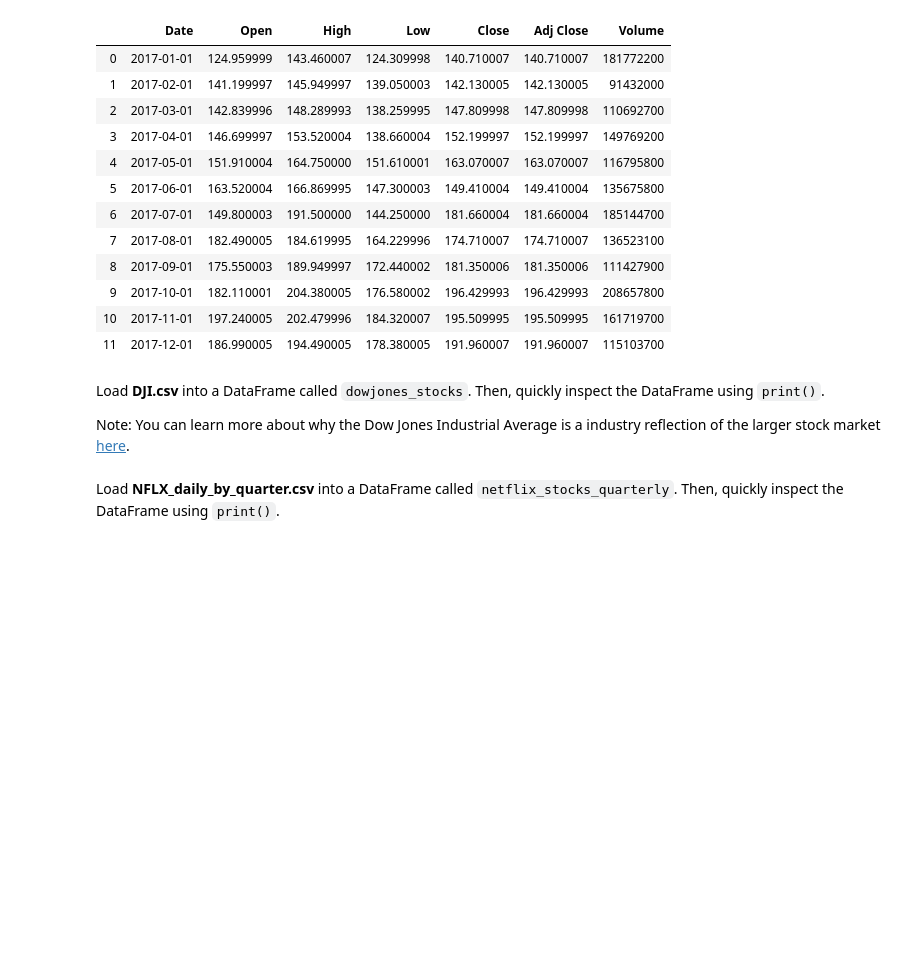
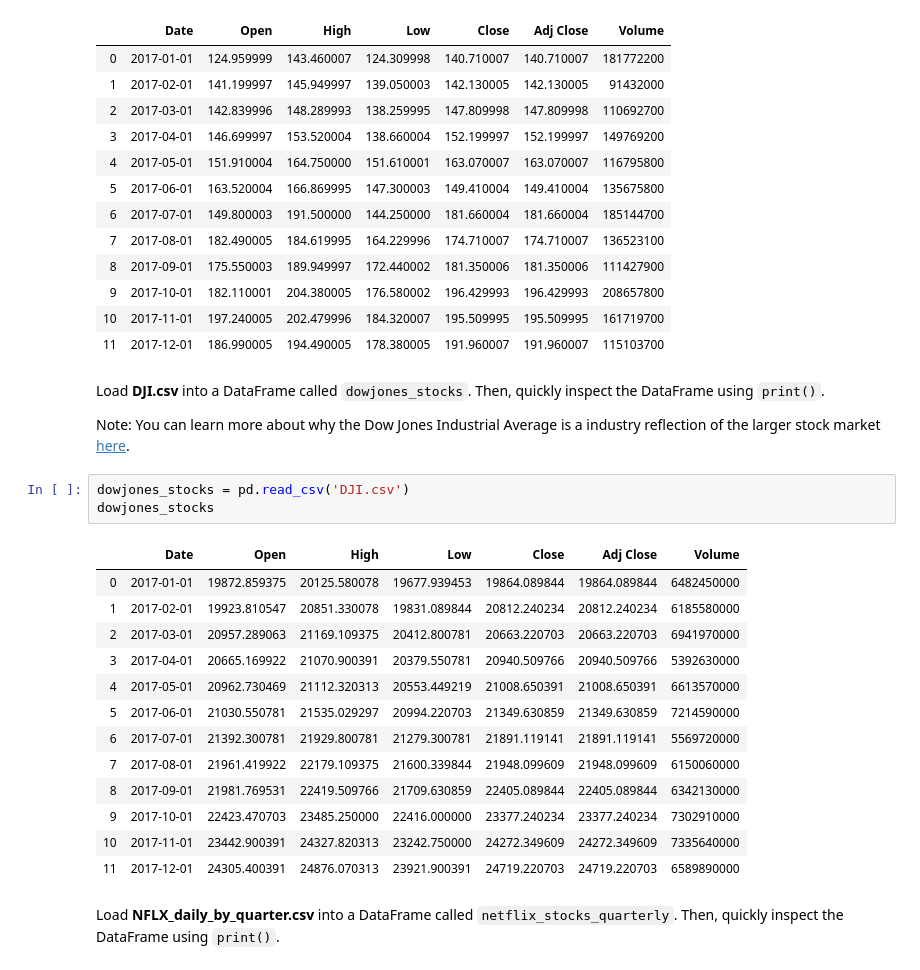
Before and after one commit to michael-s07/Netflix-Stocks-Capstone, a Jupyter notebook: netflix_visualizations.ipynb, the cells around one changed output. Drawn from its saved outputs; the diff is of its cells as text; blank space fills up the shorter version.

```diff
--- a/netflix_visualizations.ipynb
+++ b/netflix_visualizations.ipynb
@@ -65,5 +65,22 @@ netflix_stocks
 Load **DJI.csv** into a DataFrame called `dowjones_stocks`. Then, quickly inspect the DataFrame using `print()`.
 
 Note: You can learn more about why the Dow Jones Industrial Average is a industry reflection of the larger stock market [here](https://www.investopedia.com/terms/d/djia.asp).
+# %%
+dowjones_stocks = pd.read_csv('DJI.csv')
+dowjones_stocks
+# %% [output]
+|  | Date | Open | High | Low | Close | Adj Close | Volume |
+| 0 | 2017-01-01 | 19872.859375 | 20125.580078 | 19677.939453 | 19864.089844 | 19864.089844 | 6482450000 |
+| 1 | 2017-02-01 | 19923.810547 | 20851.330078 | 19831.089844 | 20812.240234 | 20812.240234 | 6185580000 |
+| 2 | 2017-03-01 | 20957.289063 | 21169.109375 | 20412.800781 | 20663.220703 | 20663.220703 | 6941970000 |
+| 3 | 2017-04-01 | 20665.169922 | 21070.900391 | 20379.550781 | 20940.509766 | 20940.509766 | 5392630000 |
+| 4 | 2017-05-01 | 20962.730469 | 21112.320313 | 20553.449219 | 21008.650391 | 21008.650391 | 6613570000 |
+| 5 | 2017-06-01 | 21030.550781 | 21535.029297 | 20994.220703 | 21349.630859 | 21349.630859 | 7214590000 |
+| 6 | 2017-07-01 | 21392.300781 | 21929.800781 | 21279.300781 | 21891.119141 | 21891.119141 | 5569720000 |
+| 7 | 2017-08-01 | 21961.419922 | 22179.109375 | 21600.339844 | 21948.099609 | 21948.099609 | 6150060000 |
+| 8 | 2017-09-01 | 21981.769531 | 22419.509766 | 21709.630859 | 22405.089844 | 22405.089844 | 6342130000 |
+| 9 | 2017-10-01 | 22423.470703 | 23485.250000 | 22416.000000 | 23377.240234 | 23377.240234 | 7302910000 |
+| 10 | 2017-11-01 | 23442.900391 | 24327.820313 | 23242.750000 | 24272.349609 | 24272.349609 | 7335640000 |
+| 11 | 2017-12-01 | 24305.400391 | 24876.070313 | 23921.900391 | 24719.220703 | 24719.220703 | 6589890000 |
 # %% [markdown]
 Load **NFLX_daily_by_quarter.csv** into a DataFrame called `netflix_stocks_quarterly`. Then, quickly inspect the DataFrame using `print()`.
```
Also changed, not shown: parts of 7 cells of this notebook.
